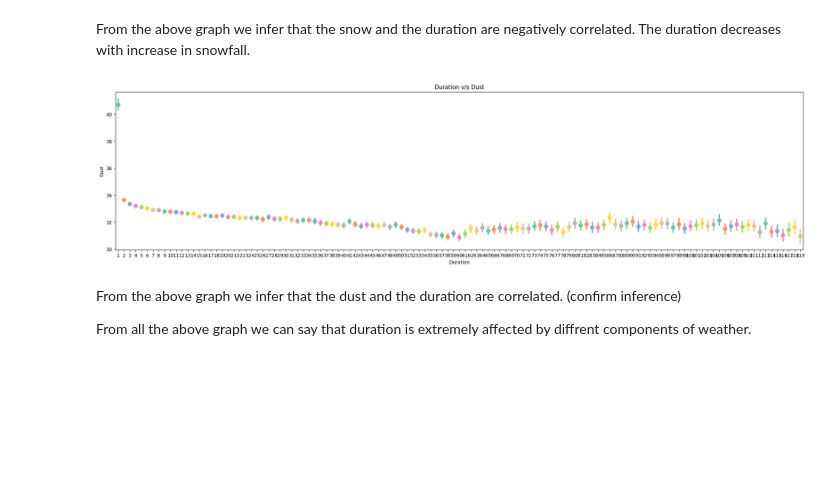
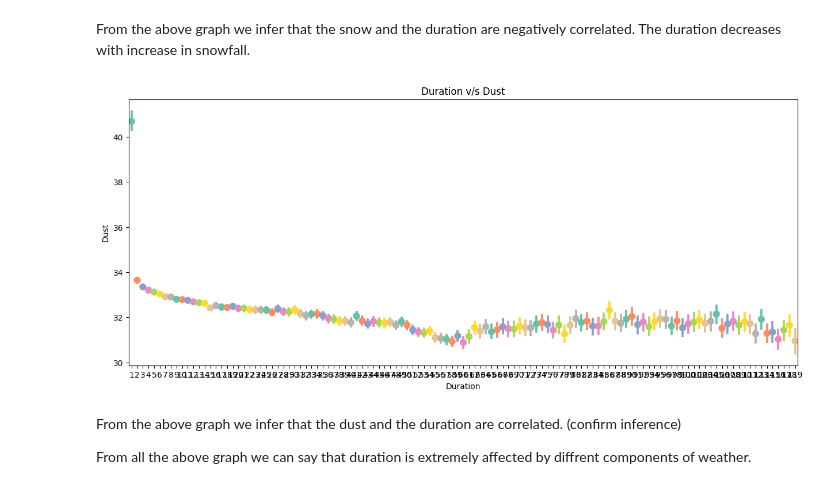
Before and after one commit to dp2292/CP01-Data-Alchemists, a Jupyter notebook: CP01.ipynb, the cells around one changed output. Cells and saved outputs as stored; diff of their text form; code cells hidden in the pictures; blank space fills up the shorter version.

```diff
--- a/CP01.ipynb
+++ b/CP01.ipynb
@@ -120,11 +118,11 @@ sns.pointplot(x="Duration", y="Snow", data=df1, palette=sns.color_palette("Set2"
 # %% [markdown]
 From the above graph we infer that the snow and the duration are negatively correlated. The duration decreases with increase in snowfall.
 # %%
-plt.figure(figsize=(26,6))
+plt.figure(figsize=(15,6))
 sns.pointplot(x="Duration", y="Dust", data=df1, palette=sns.color_palette("Set2")).set(
     title="Duration v/s Dust");
 # %% [output]
-[figure, old version]
+[figure, new version]
 # %% [markdown]
 From the above graph we infer that the dust and the duration are correlated. (confirm inference)
 
```
Also changed, not shown: parts of 7 cells of this notebook.
